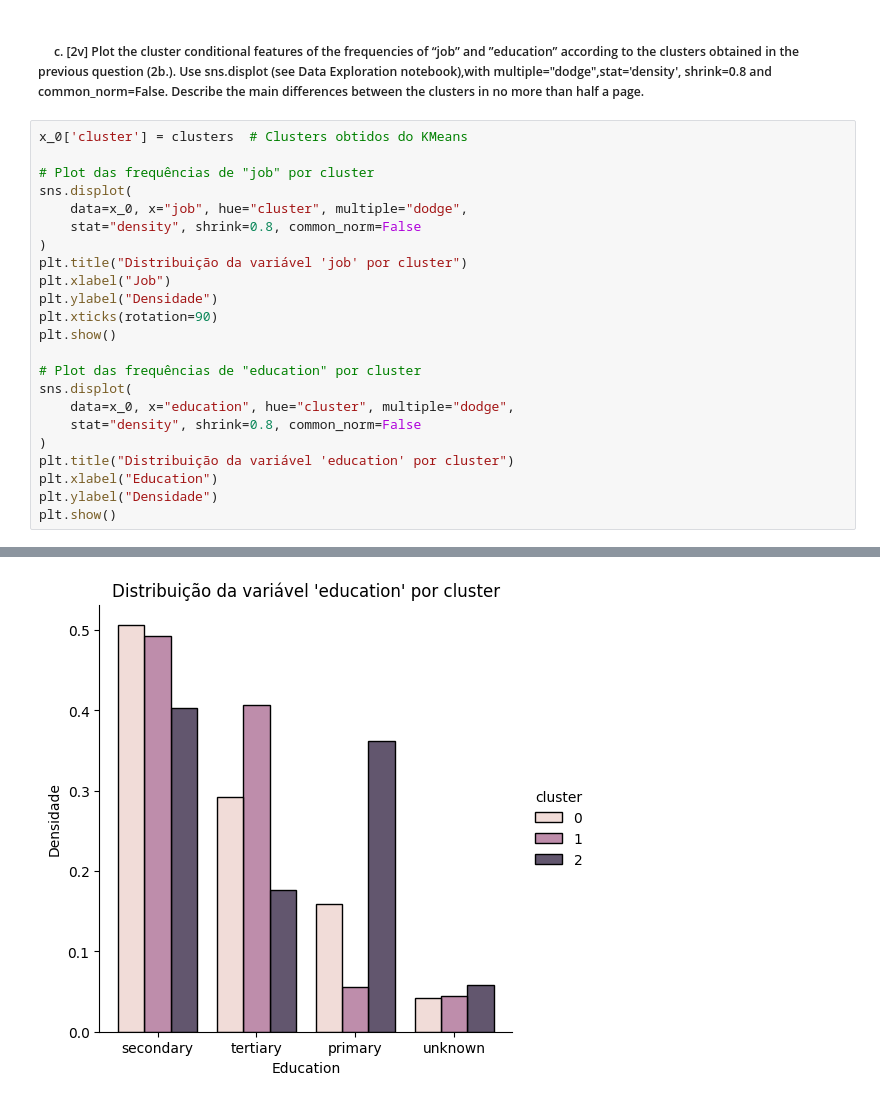
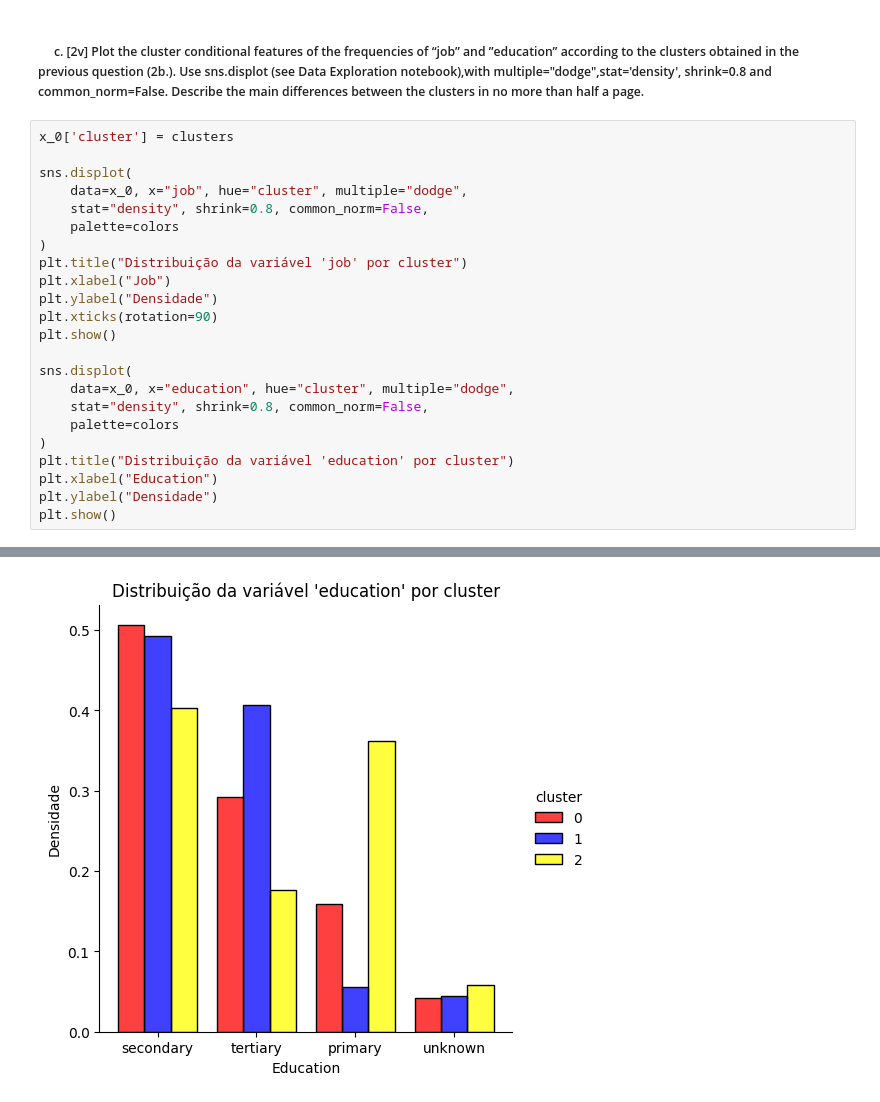
Before and after one commit to DriftPT/Apre-Project-24-25, a Jupyter notebook: Homework4/G040_notebook4.ipynb, the cells around one changed output, grey strips where cells are left out. Cells and saved outputs as stored; diff of their text form.

```diff
--- a/Homework4/G040_notebook4.ipynb
+++ b/Homework4/G040_notebook4.ipynb
@@ -122,12 +122,12 @@ according to the clusters obtained in the previous question (2b.). Use sns.displ
 shrink=0.8 and common_norm=False. Describe the main differences between the
 clusters in no more than half a page.
 # %%
-x_0['cluster'] = clusters  # Clusters obtidos do KMeans
+x_0['cluster'] = clusters
 
-# Plot das frequências de "job" por cluster
 sns.displot(
     data=x_0, x="job", hue="cluster", multiple="dodge",
-    stat="density", shrink=0.8, common_norm=False
+    stat="density", shrink=0.8, common_norm=False,
+    palette=colors
 )
 plt.title("Distribuição da variável 'job' por cluster")
 plt.xlabel("Job")
@@ -135,10 +135,10 @@ plt.ylabel("Densidade")
 plt.xticks(rotation=90)
 plt.show()
 
-# Plot das frequências de "education" por cluster
 sns.displot(
     data=x_0, x="education", hue="cluster", multiple="dodge",
-    stat="density", shrink=0.8, common_norm=False
+    stat="density", shrink=0.8, common_norm=False,
+    palette=colors
 )
 plt.title("Distribuição da variável 'education' por cluster")
 plt.xlabel("Education")
@@ -149 +149 @@ plt.show()
-[figure, old version]
+[figure, new version]
```
Also changed, not shown: parts of 5 cells of this notebook.
